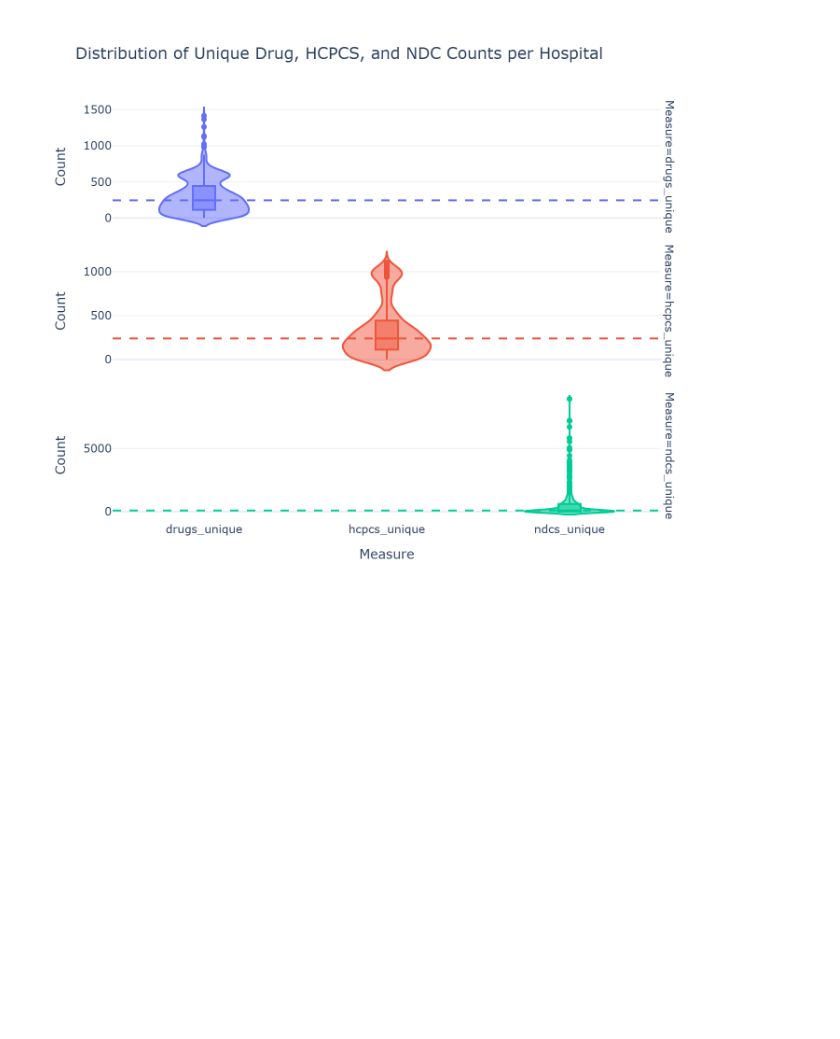
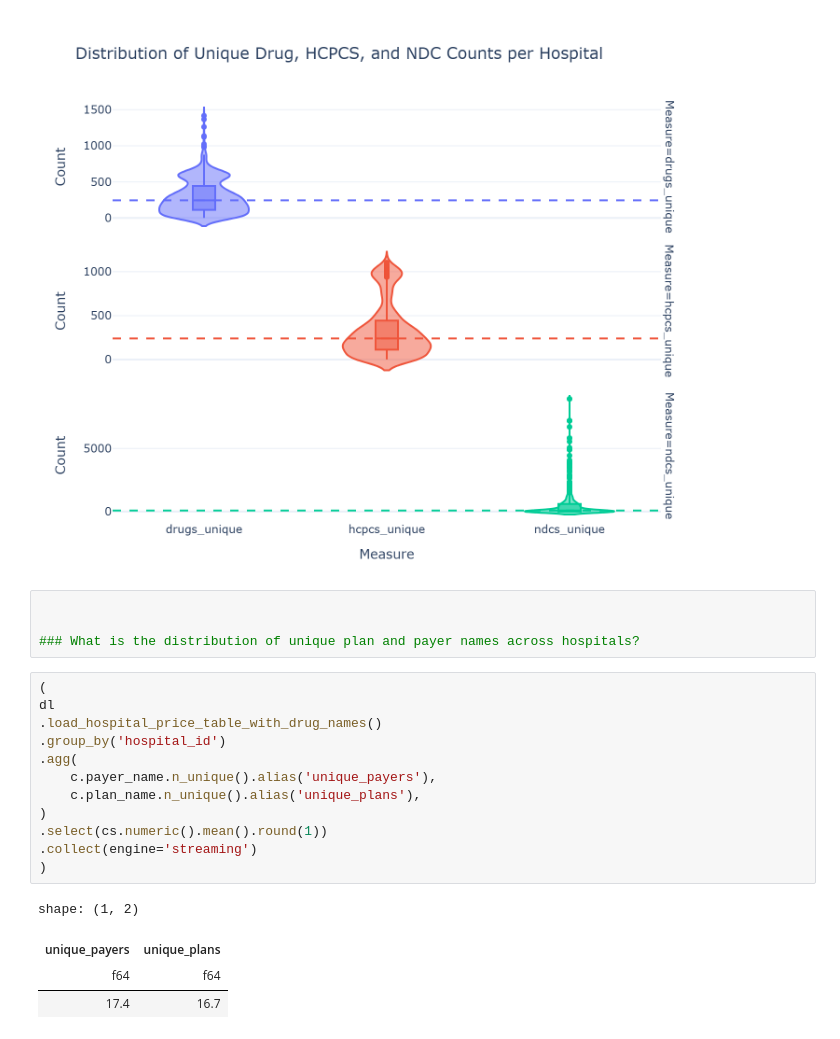
Before and after one commit to mwine81/PRA_REPORT, a Jupyter notebook: hospitals.ipynb, the cells around one changed output. Cells and saved outputs as stored; diff of their text form; blank space fills up the shorter version.

Commit message:
Implement structural updates and optimizations across multiple modules

```diff
--- a/hospitals.ipynb
+++ b/hospitals.ipynb
@@ -258,3 +258,24 @@ for i, var in enumerate(reversed(order), start=1):
 render_plotly_figure(fig, name="fig_drug_counts")
 # %% [output]
 [figure]
+# %%
+
+
+### What is the distribution of unique plan and payer names across hospitals?
+# %%
+(
+dl
+.load_hospital_price_table_with_drug_names()
+.group_by('hospital_id')
+.agg(
+    c.payer_name.n_unique().alias('unique_payers'),
+    c.plan_name.n_unique().alias('unique_plans'),
+)
+.select(cs.numeric().mean().round(1))
+.collect(engine='streaming')
+)
+# %% [output]
+shape: (1, 2)
+| unique_payers | unique_plans |
+| f64 | f64 |
+| 17.4 | 16.7 |
```
Also changed, not shown: parts of 1 cell of this notebook, 3 other files.
